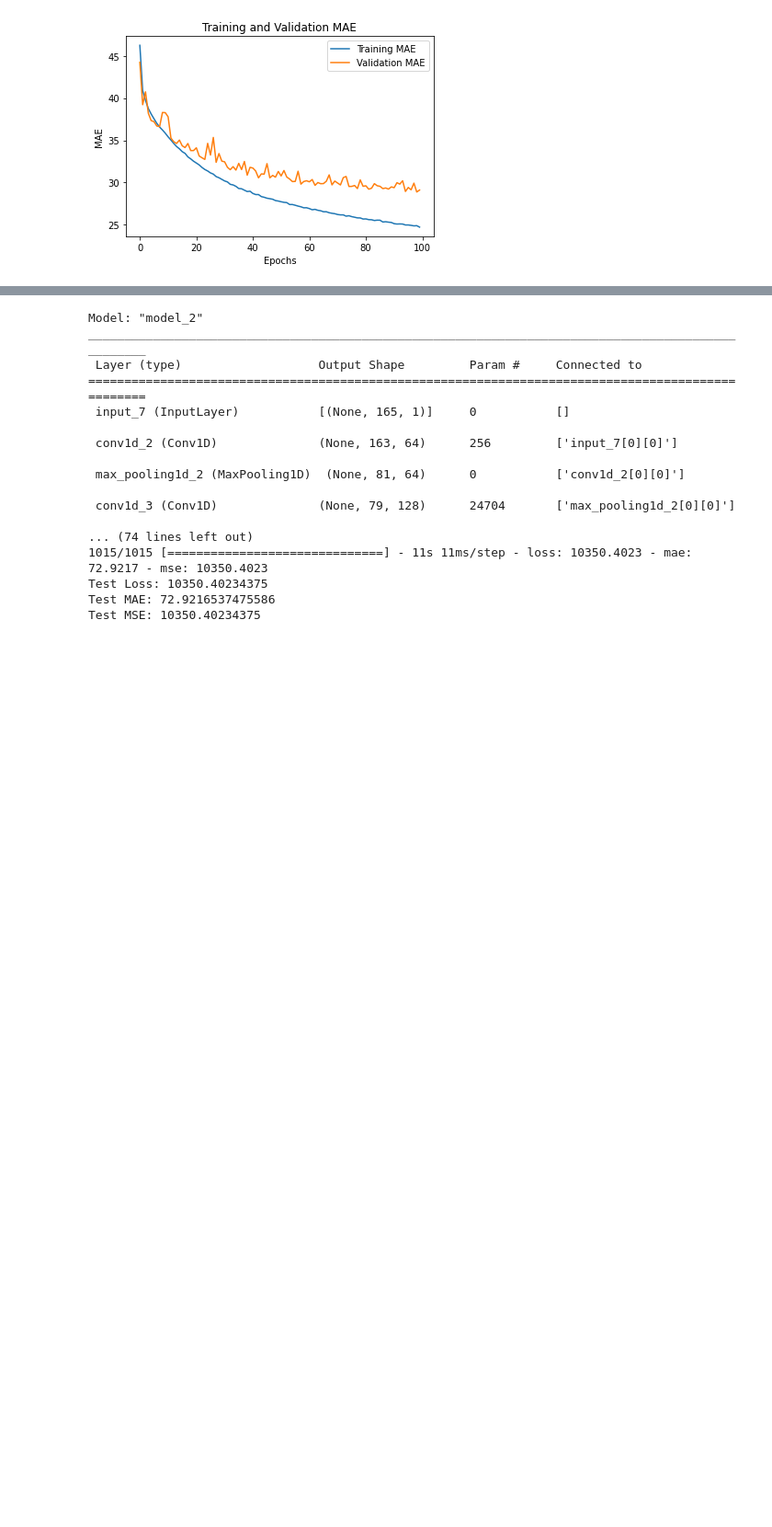
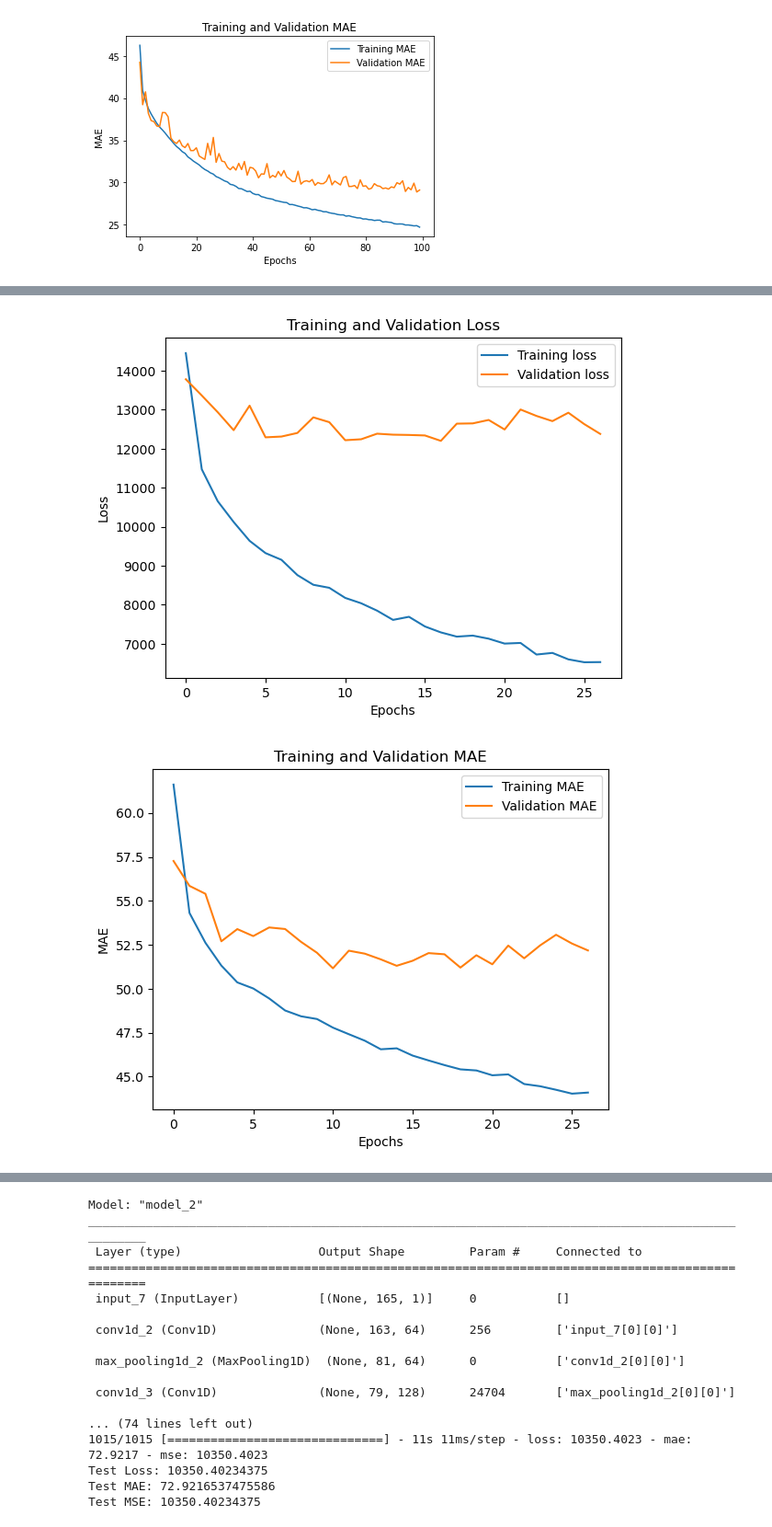
Before and after one commit to AntonSpeleers/Airbnb_Spatiotemporal_Analysis, a Jupyter notebook: Artificial Neural Networks 2nd version.ipynb, the cells around one changed output, grey strips where cells are left out. Shown at 92% size. Saved outputs shown, nothing was run; the diff lists cells and outputs as text; code cells hidden in the pictures; blank space fills up the shorter version.

```diff
--- a/Artificial Neural Networks 2nd version.ipynb
+++ b/Artificial Neural Networks 2nd version.ipynb
@@ -380,0 +508,14 @@ plt.show()
+# %%
+import pandas as pd
+import numpy as np
+from sklearn.model_selection import train_test_split
+from sklearn.preprocessing import StandardScaler
+from sklearn.metrics import mean_squared_error, r2_score
+from keras.models import Sequential
+from keras.layers import Dense
+
+
+file_path = 'C:/Users/Vince Van Ham/OneDrive/Documenten/kuleuven/Thesis/oot_ANN_data.xlsx'
+oot_data = pd.read_excel(file_path)
+# %%
+oot_data_copy = oot_data.copy()
@@ -380,0 +525,10 @@ plt.show()
+# %%
+from tensorflow.keras.layers import Layer
+
+class ExpandDimsLayer(Layer):
+    def __init__(self, axis=-1, **kwargs):
+        super(ExpandDimsLayer, self).__init__(**kwargs)
+        self.axis = axis
+
+    def call(self, inputs):
+        return tf.expand_dims(inputs, axis=self.axis)
@@ -591,0 +820,23 @@ plt.show()
+# %%
+import matplotlib.pyplot as plt
+
+# Plotting training and validation loss
+plt.plot(history.history['loss'], label='Training loss')
+plt.plot(history.history['val_loss'], label='Validation loss')
+plt.title('Training and Validation Loss')
+plt.xlabel('Epochs')
+plt.ylabel('Loss')
+plt.legend()
+plt.show()
+
+# Plotting training and validation MAE
+plt.plot(history.history['mae'], label='Training MAE')
+plt.plot(history.history['val_mae'], label='Validation MAE')
+plt.title('Training and Validation MAE')
+plt.xlabel('Epochs')
+plt.ylabel('MAE')
+plt.legend()
+plt.show()
+# %% [output]
+[figure, added]
+[figure, added]
```
Also changed, not shown: parts of 61 cells of this notebook.
